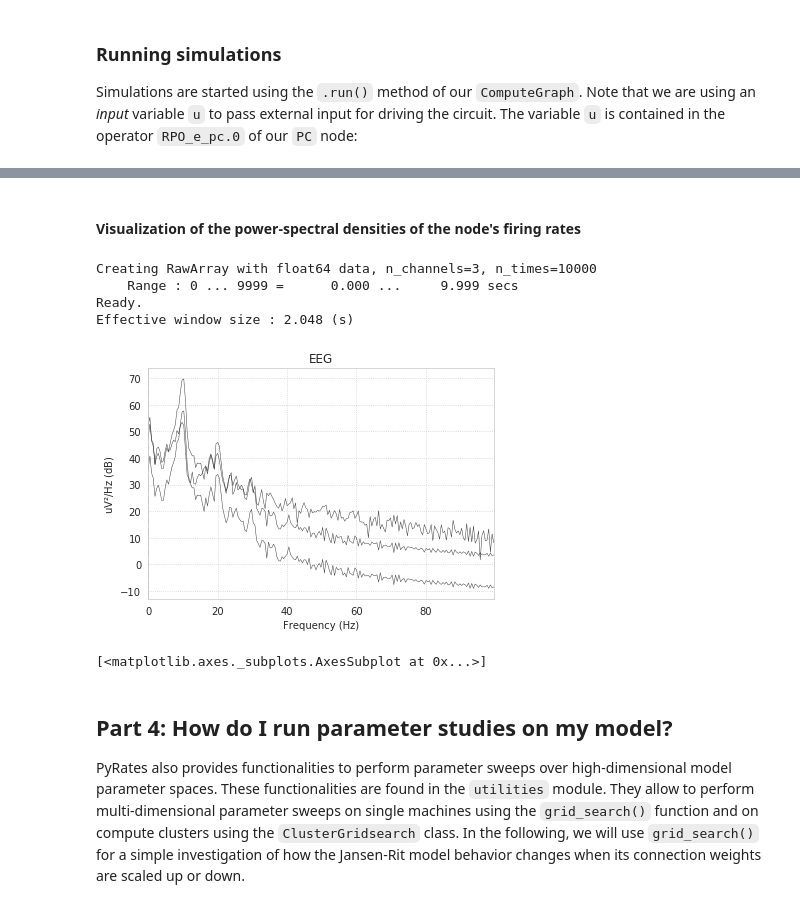
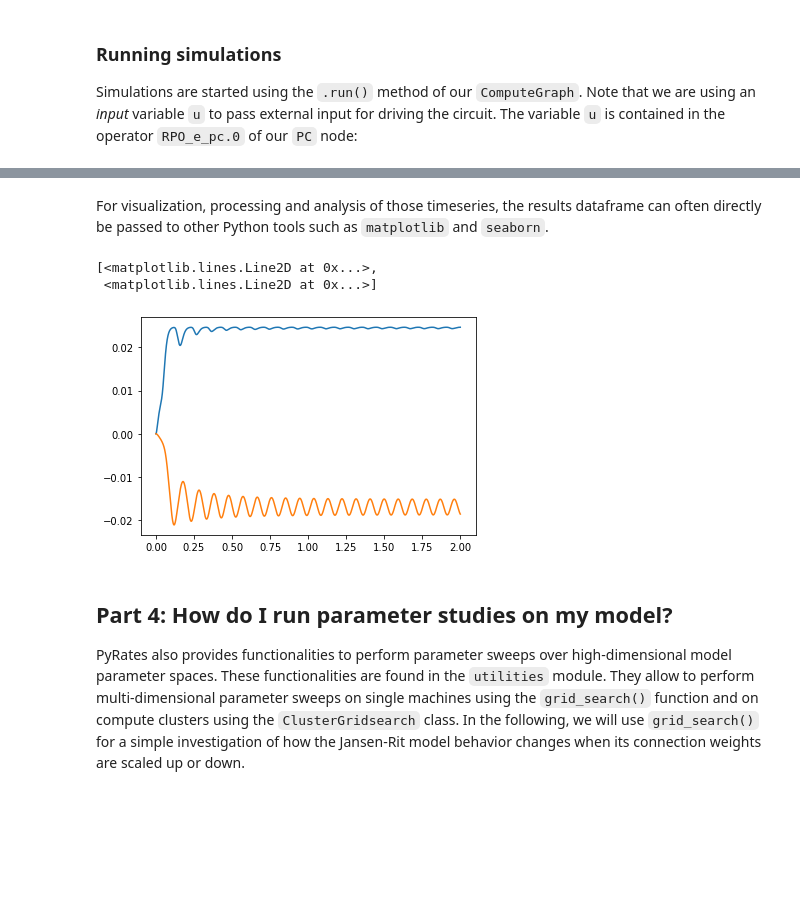
Before and after one commit to pyrates-neuroscience/PyRates, a Jupyter notebook: documentation/Tutorial_PyRates_Basics.ipynb, the cells around one changed output, grey strips where cells are left out. Cells and saved outputs as stored; diff of their text form; code cells hidden in the pictures; blank space fills up the shorter version.

```diff
--- a/documentation/Tutorial_PyRates_Basics.ipynb
+++ b/documentation/Tutorial_PyRates_Basics.ipynb
@@ -437,15 +408,12 @@ plot_connectivity(fc, yticklabels=nodes, xticklabels=nodes)
-# %% [markdown]
-#### Visualization of the power-spectral densities of the node's firing rates
-# %%
-from pyrates.utility.visualization import plot_psd
-plot_psd(results)
-# %% [output]
-Creating RawArray with float64 data, n_channels=3, n_times=10000
-    Range : 0 ... 9999 =      0.000 ...     9.999 secs
-Ready.
-Effective window size : 2.048 (s)
-[figure, removed]
-[<matplotlib.axes._subplots.AxesSubplot at 0x...>]
+# %% [markdown]
+For visualization, processing and analysis of those timeseries, the results dataframe can often directly be passed to other Python tools such as `matplotlib` and `seaborn`.
+# %%
+import matplotlib.pyplot as plt
+plt.plot(results)
+# %% [output]
+[<matplotlib.lines.Line2D at 0x...>,
+ <matplotlib.lines.Line2D at 0x...>]
+[figure, added]
 # %% [markdown]
 ## Part 4: How do I run parameter studies on my model?
 
```
Also changed, not shown: parts of 51 cells of this notebook, 15 other files.
